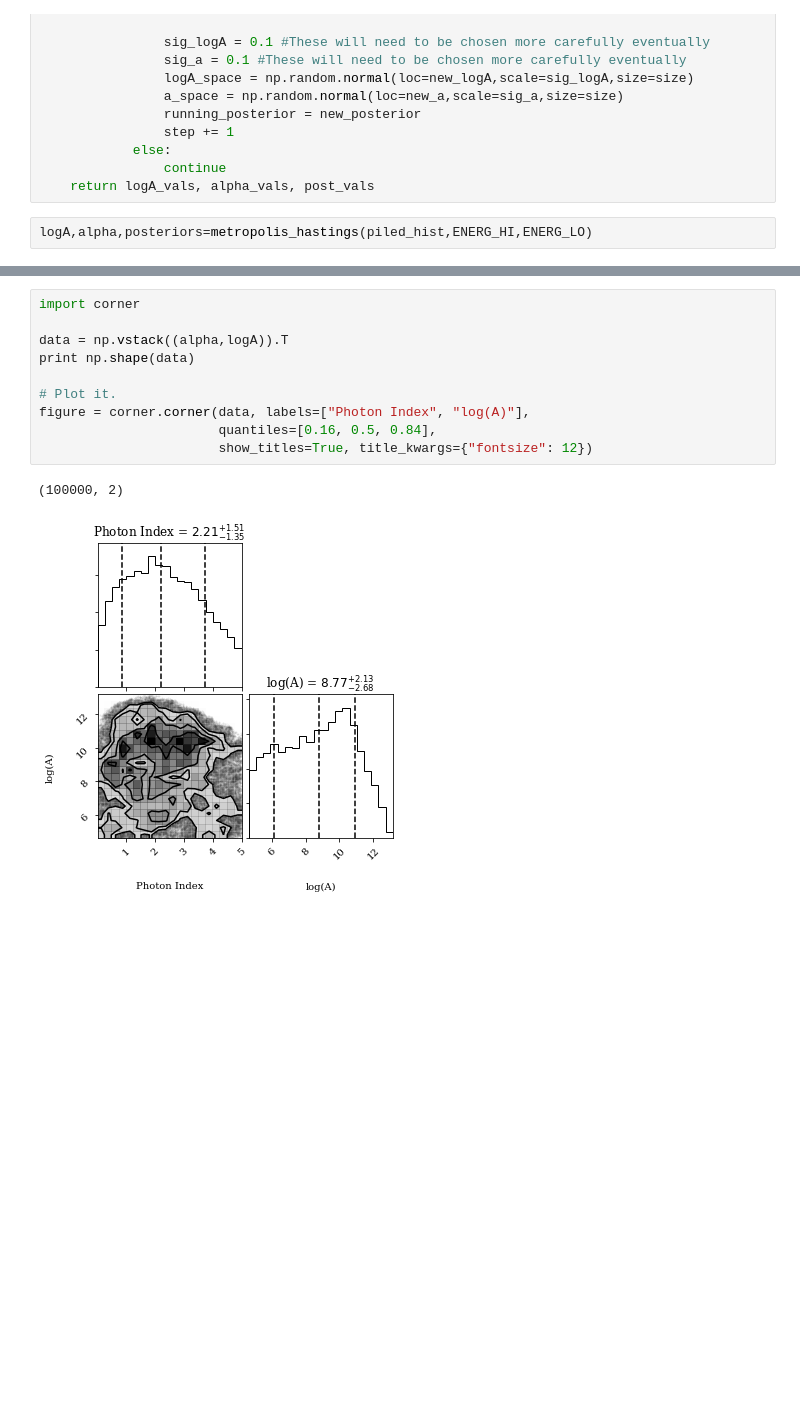
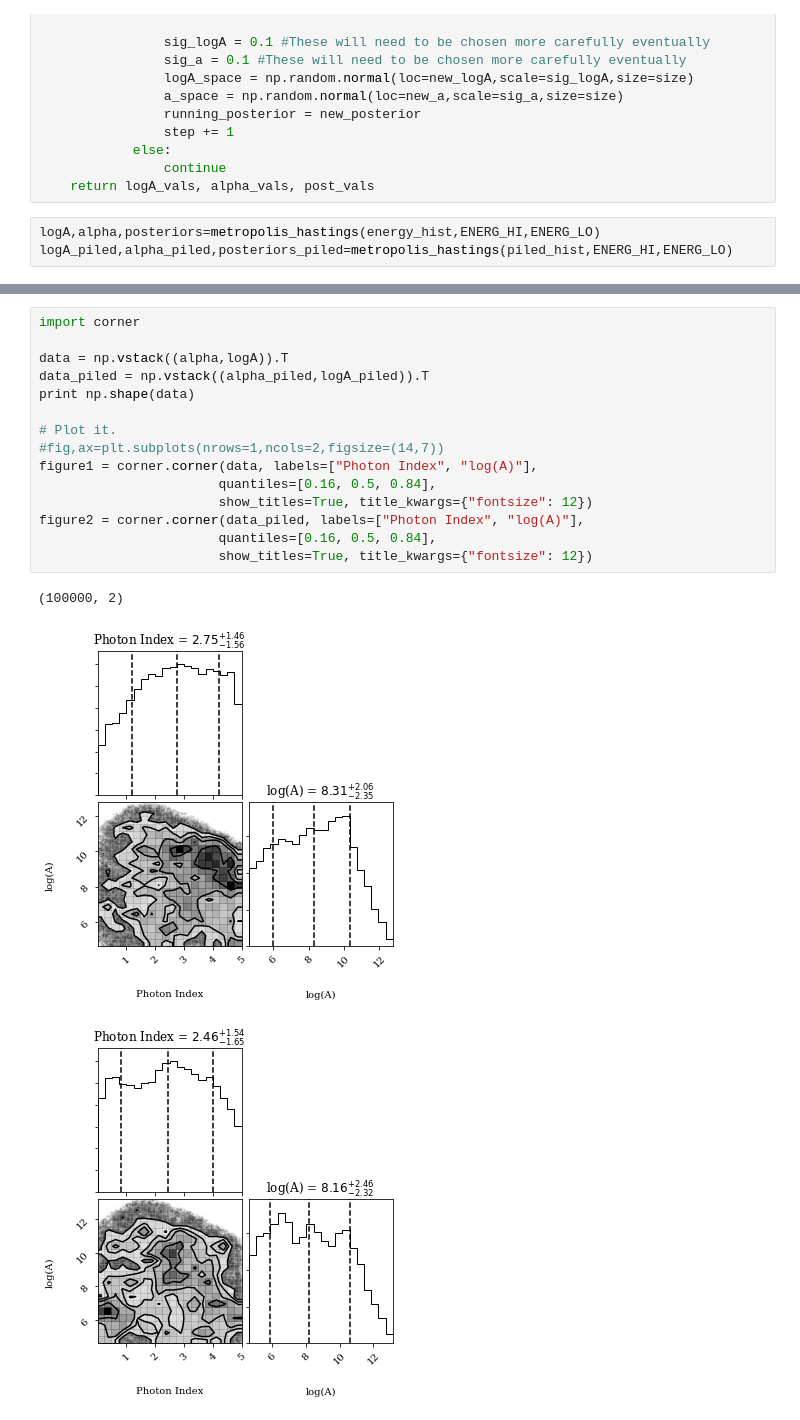
Before and after one commit to dirac-institute/PileupABC, a Jupyter notebook: Margaret/metropolis_hastings_mcmc.ipynb, the cells around one changed output, grey strips where cells are left out. Cells and saved outputs as stored; diff of their text form; blank space fills up the shorter version.

```diff
--- a/Margaret/metropolis_hastings_mcmc.ipynb
+++ b/Margaret/metropolis_hastings_mcmc.ipynb
@@ -103,5 +103,6 @@ def metropolis_hastings(data,E_max,E_min):
                 continue
     return logA_vals, alpha_vals, post_vals
 # %%
-logA,alpha,posteriors=metropolis_hastings(piled_hist,ENERG_HI,ENERG_LO)
+logA,alpha,posteriors=metropolis_hastings(energy_hist,ENERG_HI,ENERG_LO)
+logA_piled,alpha_piled,posteriors_piled=metropolis_hastings(piled_hist,ENERG_HI,ENERG_LO)
 # %% [output]
@@ -129,13 +151,19 @@ ax.set_ylabel('logA',fontsize=18)
 # %%
 import corner
 
 data = np.vstack((alpha,logA)).T
+data_piled = np.vstack((alpha_piled,logA_piled)).T
 print np.shape(data)
 
 # Plot it.
-figure = corner.corner(data, labels=["Photon Index", "log(A)"],
+#fig,ax=plt.subplots(nrows=1,ncols=2,figsize=(14,7))
+figure1 = corner.corner(data, labels=["Photon Index", "log(A)"],
                        quantiles=[0.16, 0.5, 0.84],
                        show_titles=True, title_kwargs={"fontsize": 12})
+figure2 = corner.corner(data_piled, labels=["Photon Index", "log(A)"],
+                       quantiles=[0.16, 0.5, 0.84],
+                       show_titles=True, title_kwargs={"fontsize": 12})
 # %% [output]
 (100000, 2)
-[figure, old version]
+[figure, new version]
+[figure, added]
```
Also changed, not shown: parts of 3 cells of this notebook.
